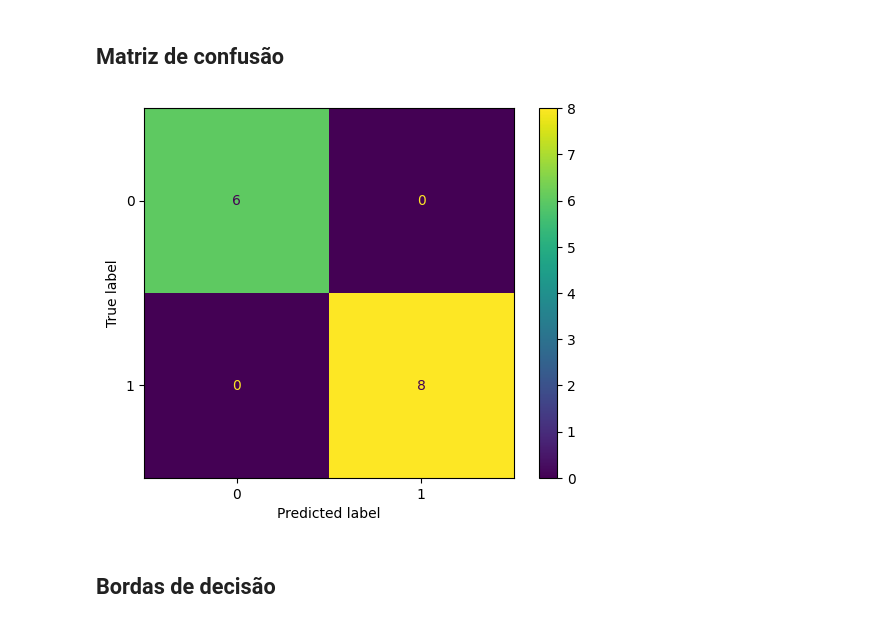
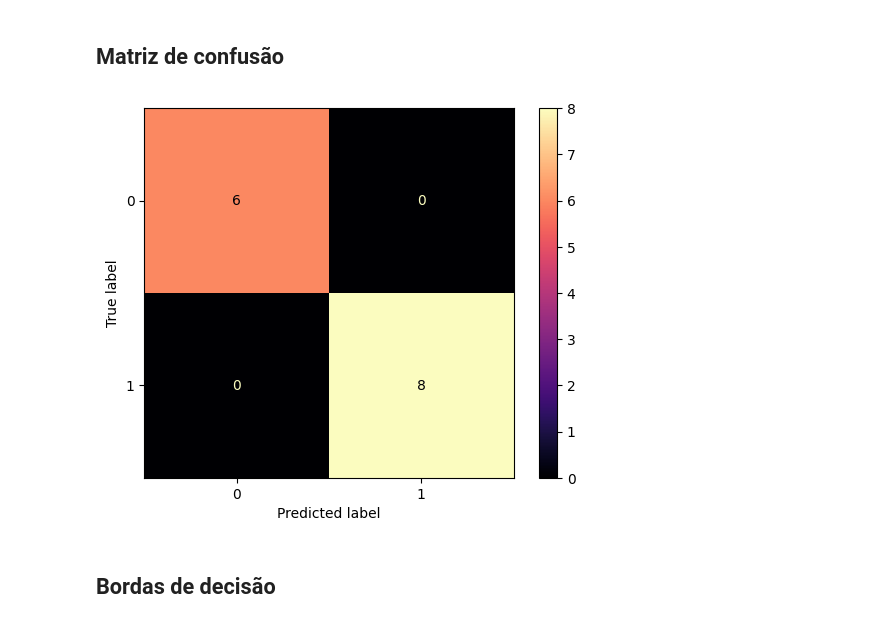
Before and after one commit to leseixas/aprendizagem-de-maquina, a Jupyter notebook: modelos/decision_tree.ipynb, the cells around one changed output. Cells and saved outputs as stored; diff of their text form; code cells hidden in the pictures.

```diff
--- a/modelos/decision_tree.ipynb
+++ b/modelos/decision_tree.ipynb
@@ -36,9 +36,9 @@ Accuracy score (train) = 1.00, Accuracy score (test) = 1.00
 # %% [markdown]
 ## Matriz de confusão
 # %%
-disp = ConfusionMatrixDisplay.from_estimator(model, X_train, y_train)
+disp = ConfusionMatrixDisplay.from_estimator(model, X_train, y_train, cmap=plt.cm.magma)
 # %% [output]
-[figure, old version]
+[figure, new version]
 # %% [markdown]
 ## Bordas de decisão
 # %%
```
Also changed, not shown: parts of 1 cell of this notebook.
